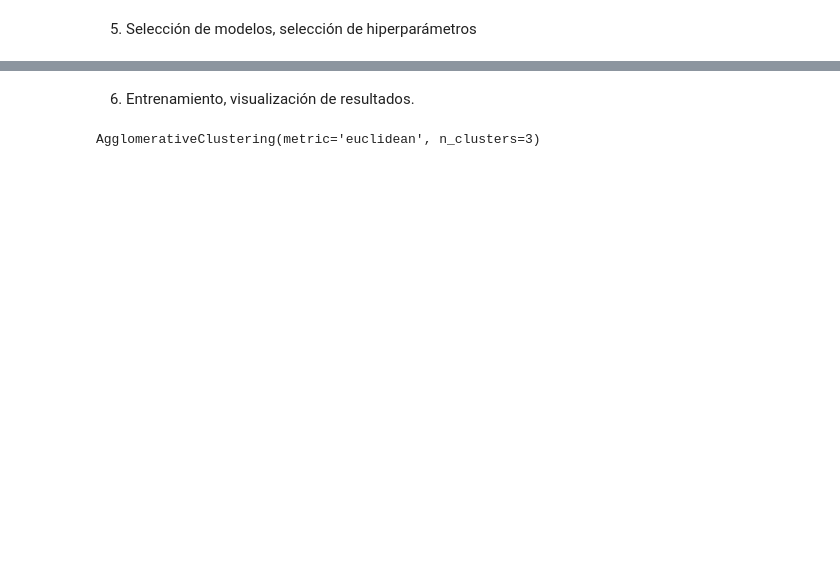
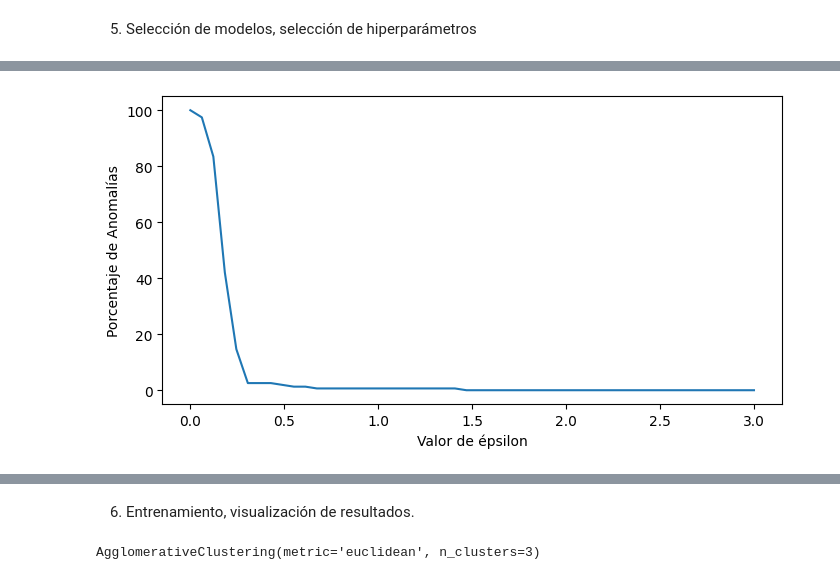
Before and after one commit to njisly/online_ds_thebridge_Nur, a Jupyter notebook: ejercicios/04_Machine_Learning/Sprint_15/Unidad_02/Practica_Obligatoria/18_Practica_Obligatoria_Clustering_II.ipynb, the cells around one changed output, grey strips where cells are left out. Drawn from its saved outputs; the diff is of its cells as text; code cells hidden in the pictures; blank space fills up the shorter version.

```diff
--- a/ejercicios/04_Machine_Learning/Sprint_15/Unidad_02/Practica_Obligatoria/18_Practica_Obligatoria_Clustering_II.ipynb
+++ b/ejercicios/04_Machine_Learning/Sprint_15/Unidad_02/Practica_Obligatoria/18_Practica_Obligatoria_Clustering_II.ipynb
@@ -176,0 +186,21 @@ pd.DataFrame({"eps": es, "% outliers":outlier_percent}).loc[10:20]
+# %%
+outlier_percent = []
+es = []
+
+for eps in np.linspace(0.001,3,50):
+
+    dbscan = DBSCAN(eps=eps,min_samples=2*train_2.shape[1])
+    dbscan.fit(train_2)
+
+    perc_outliers = 100 * np.sum(dbscan.labels_ == -1) / len(dbscan.labels_)
+
+    outlier_percent.append(perc_outliers)
+    es.append(eps)
+
+plt.figure(figsize = (8,4), dpi = 100)
+sns.lineplot(x=np.linspace(0.001,3,50),y=outlier_percent)
+plt.ylabel("Porcentaje de Anomalías")
+plt.xlabel("Valor de épsilon")
+plt.show()
+# %% [output]
+[figure, added]
```
Also changed, not shown: parts of 34 cells of this notebook.
